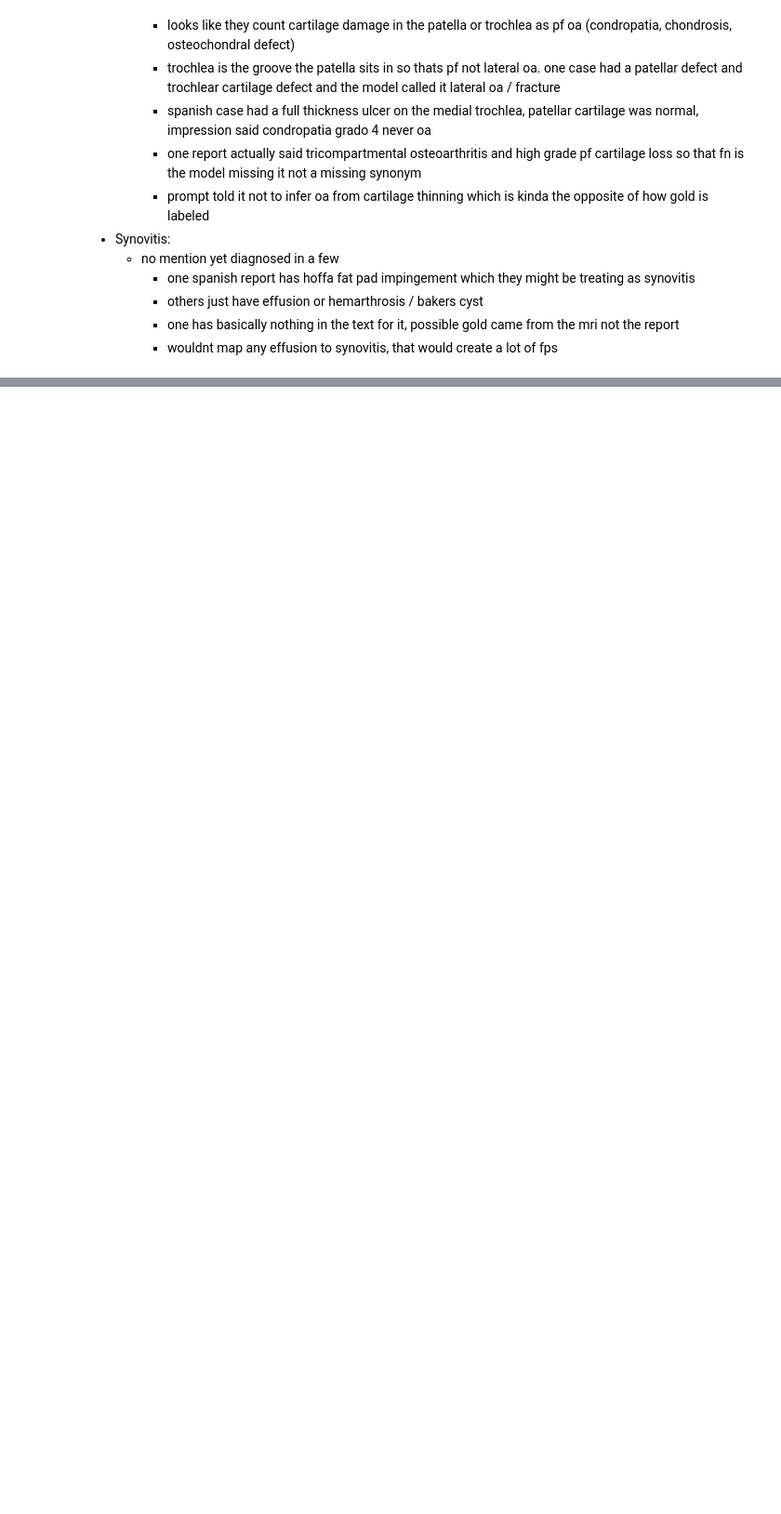
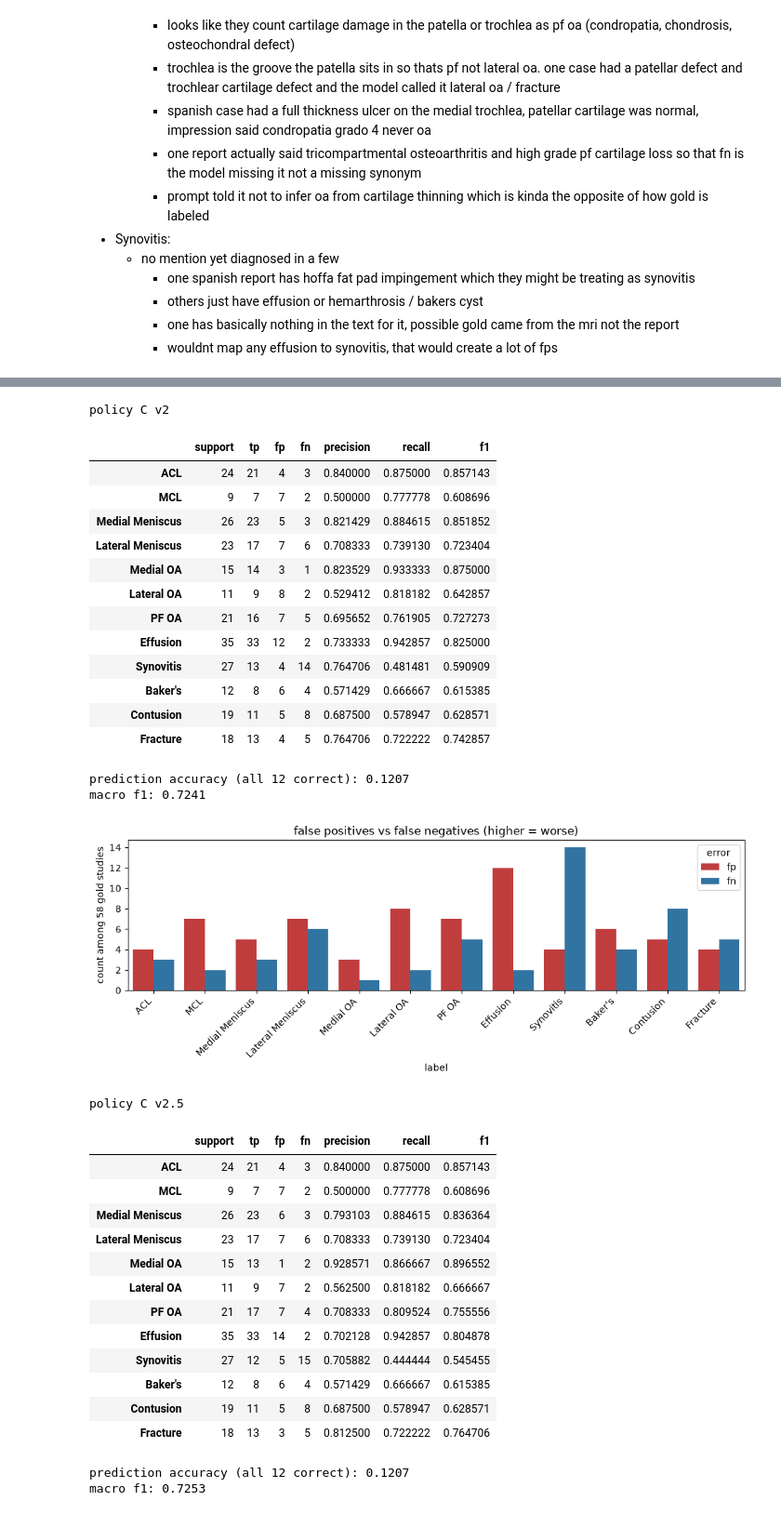
Before and after one commit to paramtully/RSNA-Knee-Abnormality-Detection, a Jupyter notebook: label_extraction.ipynb, the cells around one changed output, grey strips where cells are left out. Shown at 93% size. Cells and saved outputs as stored; diff of their text form; code cells hidden in the pictures; blank space fills up the shorter version.

```diff
--- a/label_extraction.ipynb
+++ b/label_extraction.ipynb
@@ -809,0 +941,45 @@ Findings:
+# %%
+# Policy C v2.5: v2 PF OA anatomy + v1 "do not infer OA from unspecified cartilage thinning".
+# REQUIRES: Ollama running, LLM_MODEL pulled, predict_from_ollama cell already run.
+SYSTEM_PROMPT_V2_5 = (
+    "You extract 12 binary knee MRI findings from a radiology report. "
+    "Return JSON only with exactly these keys: "
+    + ", ".join(LABELS)
+    + ". Each value is 0 or 1. "
+    "Intact / normal / preserved / negated = 0. Unstated = 0. "
+    "ACL, MCL, Medial Meniscus, Lateral Meniscus: 1 only for a stated partial or complete tear. "
+    "Grade 1 / sprain / mucoid without a tear = 0. "
+    "OA, effusion, synovitis, Baker's, contusion, fracture: 1 if that finding is stated. "
+    "PF OA: 1 if cartilage damage, chondrosis, osteochondral defect, or OA is stated at the patella or trochlea. "
+    "Trochlea is PF OA, not lateral OA. "
+    "Do not infer OA from unspecified cartilage thinning. "
+    "Reports may be non-English; apply the same rules."
+)
+
+
+CACHE_PATH_V2_5 = Path("llm_cache/ollama_v2_5_preds.csv")
+CACHE_PATH_V2_5.parent.mkdir(exist_ok=True)
+
+cached_v2_5 = (
+    pd.read_csv(CACHE_PATH_V2_5, index_col=0)
+    if CACHE_PATH_V2_5.exists()
+    else pd.DataFrame(columns=LABELS)
+)
+cached_v2_5.index = cached_v2_5.index.astype(gold.index.dtype)
+
+rows_v2_5 = []
+for idx, report in gold["Report"].items():
+    if idx in cached_v2_5.index:
+        rows_v2_5.append(cached_v2_5.loc[idx, LABELS].astype(int).to_dict())
+        continue
+    print(f"ollama v2.5 {len(rows_v2_5) + 1}/{len(gold)}", flush=True)
+    rows_v2_5.append(predict_from_ollama(report, SYSTEM_PROMPT_V2_5))
+    pd.DataFrame(rows_v2_5, index=list(gold.index[: len(rows_v2_5)])).to_csv(CACHE_PATH_V2_5)
+
+print("policy C v1")
+evaluate(ollama_v1_p)
+print("policy C v2")
+evaluate(ollama_v2_p)
+print("policy C v2.5")
+ollama_v2_5_y, ollama_v2_5_p = evaluate(pd.DataFrame(rows_v2_5, index=gold.index))
+# %% [output]
@@ -809,0 +1003,33 @@ Findings:
+policy C v2
+|  | support | tp | fp | fn | precision | recall | f1 |
+| ACL | 24 | 21 | 4 | 3 | 0.840000 | 0.875000 | 0.857143 |
+| MCL | 9 | 7 | 7 | 2 | 0.500000 | 0.777778 | 0.608696 |
+| Medial Meniscus | 26 | 23 | 5 | 3 | 0.821429 | 0.884615 | 0.851852 |
+| Lateral Meniscus | 23 | 17 | 7 | 6 | 0.708333 | 0.739130 | 0.723404 |
+| Medial OA | 15 | 14 | 3 | 1 | 0.823529 | 0.933333 | 0.875000 |
+| Lateral OA | 11 | 9 | 8 | 2 | 0.529412 | 0.818182 | 0.642857 |
+| PF OA | 21 | 16 | 7 | 5 | 0.695652 | 0.761905 | 0.727273 |
+| Effusion | 35 | 33 | 12 | 2 | 0.733333 | 0.942857 | 0.825000 |
+| Synovitis | 27 | 13 | 4 | 14 | 0.764706 | 0.481481 | 0.590909 |
+| Baker's | 12 | 8 | 6 | 4 | 0.571429 | 0.666667 | 0.615385 |
+| Contusion | 19 | 11 | 5 | 8 | 0.687500 | 0.578947 | 0.628571 |
+| Fracture | 18 | 13 | 4 | 5 | 0.764706 | 0.722222 | 0.742857 |
+prediction accuracy (all 12 correct): 0.1207
+macro f1: 0.7241
+[figure, added]
+policy C v2.5
+|  | support | tp | fp | fn | precision | recall | f1 |
+| ACL | 24 | 21 | 4 | 3 | 0.840000 | 0.875000 | 0.857143 |
+| MCL | 9 | 7 | 7 | 2 | 0.500000 | 0.777778 | 0.608696 |
+| Medial Meniscus | 26 | 23 | 6 | 3 | 0.793103 | 0.884615 | 0.836364 |
+| Lateral Meniscus | 23 | 17 | 7 | 6 | 0.708333 | 0.739130 | 0.723404 |
+| Medial OA | 15 | 13 | 1 | 2 | 0.928571 | 0.866667 | 0.896552 |
+| Lateral OA | 11 | 9 | 7 | 2 | 0.562500 | 0.818182 | 0.666667 |
+| PF OA | 21 | 17 | 7 | 4 | 0.708333 | 0.809524 | 0.755556 |
+| Effusion | 35 | 33 | 14 | 2 | 0.702128 | 0.942857 | 0.804878 |
+| Synovitis | 27 | 12 | 5 | 15 | 0.705882 | 0.444444 | 0.545455 |
+| Baker's | 12 | 8 | 6 | 4 | 0.571429 | 0.666667 | 0.615385 |
+| Contusion | 19 | 11 | 5 | 8 | 0.687500 | 0.578947 | 0.628571 |
+| Fracture | 18 | 13 | 3 | 5 | 0.812500 | 0.722222 | 0.764706 |
+prediction accuracy (all 12 correct): 0.1207
+macro f1: 0.7253
```
Also changed, not shown: parts of 6 cells of this notebook.
